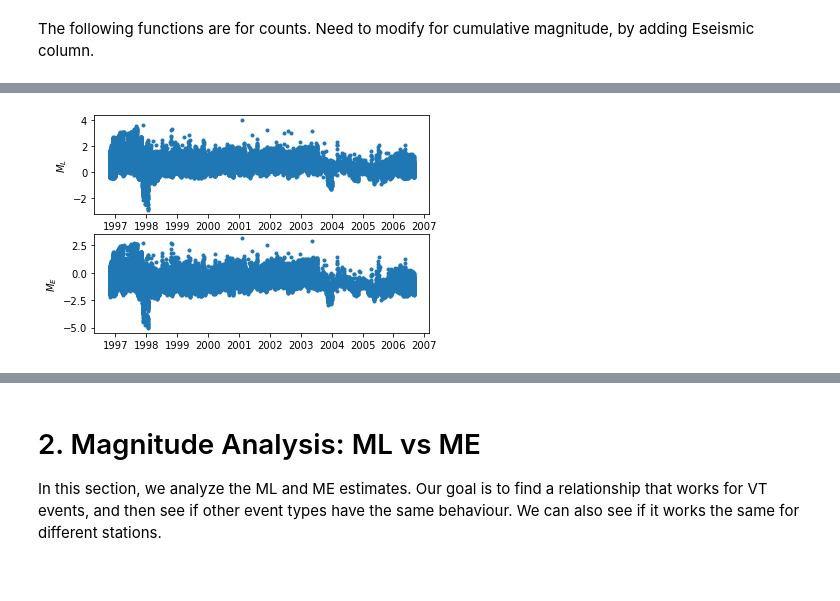
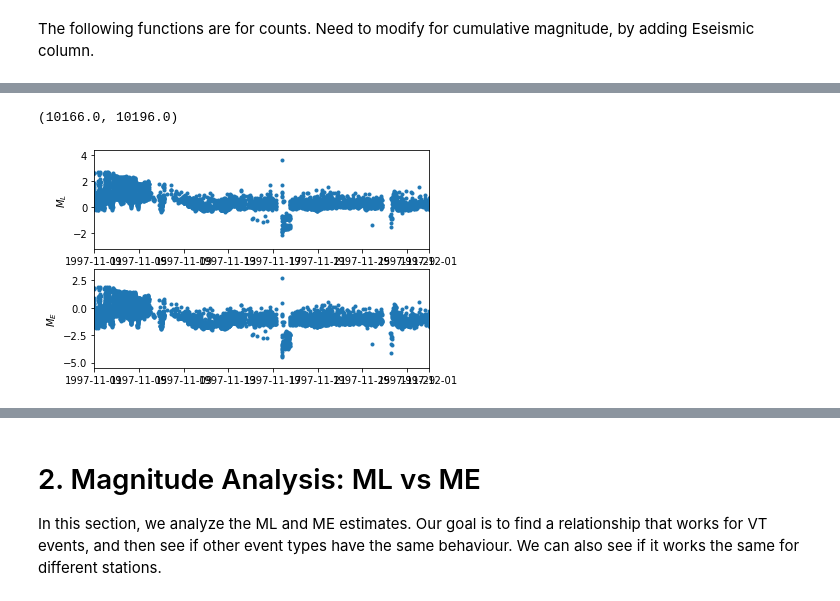
Before and after one commit to gthompson/kitchensinkGT, a Jupyter notebook: PROJECTS/MontserratML/magnitude_analysis.ipynb, the cells around one changed output, grey strips where cells are left out. Drawn from its saved outputs; the diff is of its cells as text; code cells hidden in the pictures.

```diff
--- a/PROJECTS/MontserratML/magnitude_analysis.ipynb
+++ b/PROJECTS/MontserratML/magnitude_analysis.ipynb
@@ -411,16 +377,14 @@ Index(['index', 'ASN_exists', 'ASN_wavfile', 'DSN_exists', 'DSN_wavfile',
 # %%
-import matplotlib.pyplot as plt
-df2.set_index('datetime')
-df2.sort_index()
-
-# can plot single columns like this
 plt.figure()
 plt.subplot(2,1,1)
-plt.plot_date(df2['datetime'],df2['magA'], marker='.');
+plt.plot_date(miniseed_c_exists_df['datetime'],miniseed_c_exists_df['magA'], marker='.');
 plt.ylabel('$M_{L}$');
+plt.xlim(dt.datetime(1997,11,1), dt.datetime(1997,12,1))
 
 plt.subplot(2,1,2)
-plt.plot_date(df2['datetime'],df2['magE'], marker='.');
+plt.plot_date(miniseed_c_exists_df['datetime'],miniseed_c_exists_df['magE'], marker='.');
 plt.ylabel('$M_{E}$');
+plt.xlim(dt.datetime(1997,11,1), dt.datetime(1997,12,1))
 # %% [output]
+(10166.0, 10196.0)
-[figure, old version]
+[figure, new version]
```
Also changed, not shown: parts of 13 cells of this notebook.
